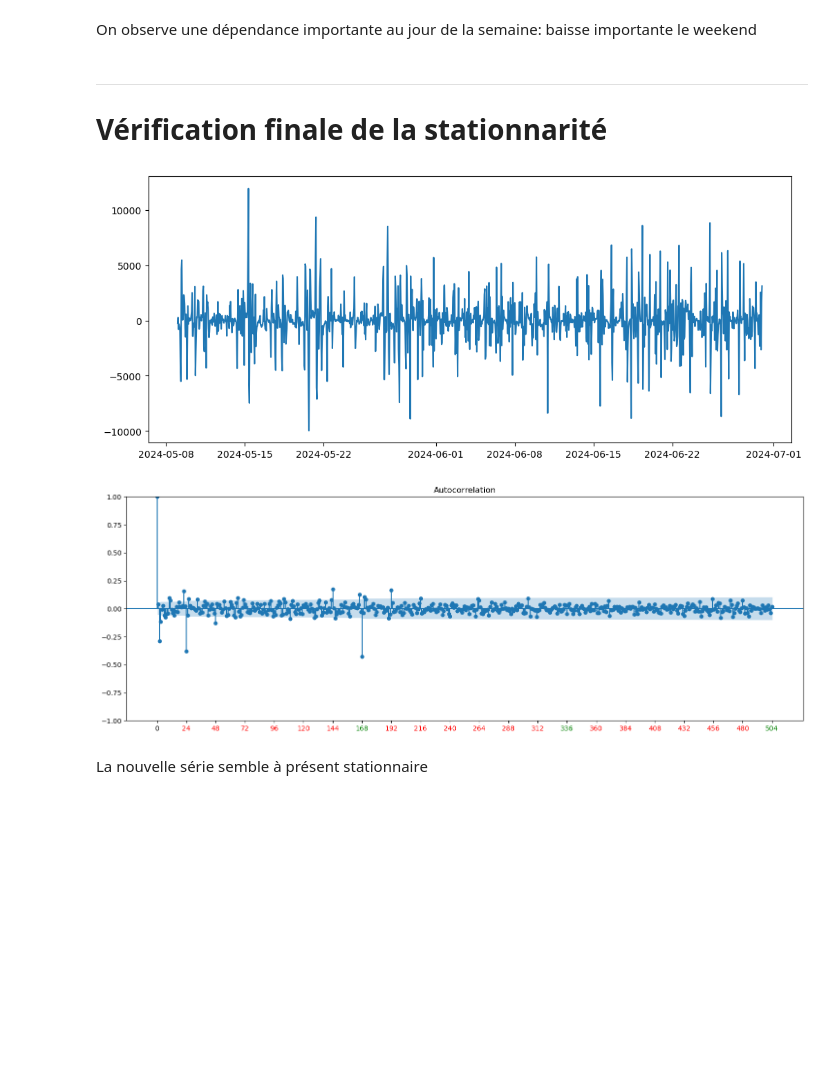
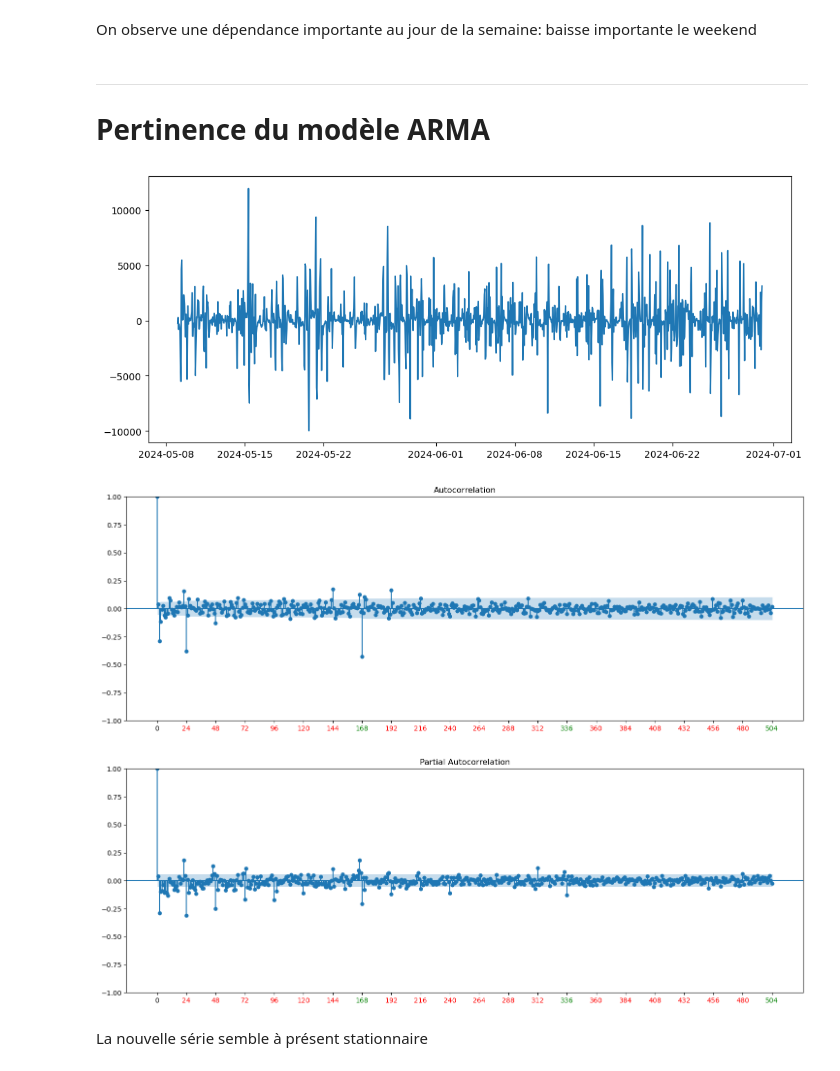
Before and after one commit to NourBouabid/serie_temporelle, a Jupyter notebook: notebook.ipynb, the cells around one changed output. Saved outputs shown, nothing was run; the diff lists cells and outputs as text; code cells hidden in the pictures; blank space fills up the shorter version.

```diff
--- a/notebook.ipynb
+++ b/notebook.ipynb
@@ -201,35 +197,53 @@ plt.show()
 [figure]
 # %% [markdown]
 On observe une dépendance importante au jour de la semaine: baisse importante le weekend
-# %% [markdown]
----
-
-# Vérification finale de la stationnarité
+# %% [markdown]
+---
+
+# Pertinence du modèle ARMA
 # %%
 
 plt.figure(figsize=(12, 5))
 plt.plot(Y_model)
 
 fig, ax = plt.subplots(figsize=(18, 6))
 plot_acf(Y_model, lags=24*21,ax=ax)
 
 # graduations : tous les multiples de 24
 xticks = np.arange(0, 24*21 + 1, 24)
 ax.set_xticks(xticks)
 
 # forcer l'affichage avant de modifier les couleurs
 plt.draw()
 
 # couleur des labels
 for tick, val in zip(ax.get_xticklabels(), xticks):
     if val % 168 == 0 and val != 0:
         tick.set_color("green")
     elif val % 24 == 0 and val != 0:
         tick.set_color("red")
+
+fig, ax = plt.subplots(figsize=(18, 6))
+plot_pacf(Y_model, lags=24*21,ax=ax)
+
+# graduations : tous les multiples de 24
+xticks = np.arange(0, 24*21 + 1, 24)
+ax.set_xticks(xticks)
+
+# forcer l'affichage avant de modifier les couleurs
+plt.draw()
+
+# couleur des labels
+for tick, val in zip(ax.get_xticklabels(), xticks):
+    if val % 168 == 0 and val != 0:
+        tick.set_color("green")
+    elif val % 24 == 0 and val != 0:
+        tick.set_color("red")
 plt.show()
 # %% [output]
 [figure]
 [figure]
+[figure, added]
 # %% [markdown]
 La nouvelle série semble à présent stationnaire
 # %% [markdown]
```
Also changed, not shown: parts of 1 cell of this notebook.
